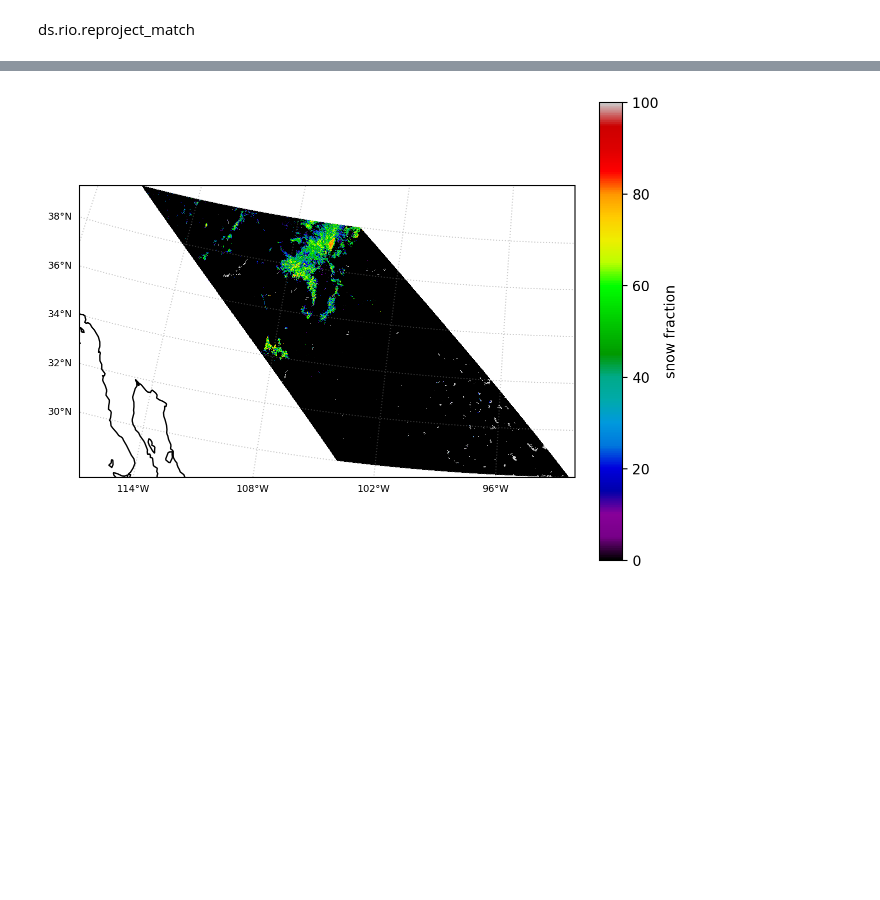
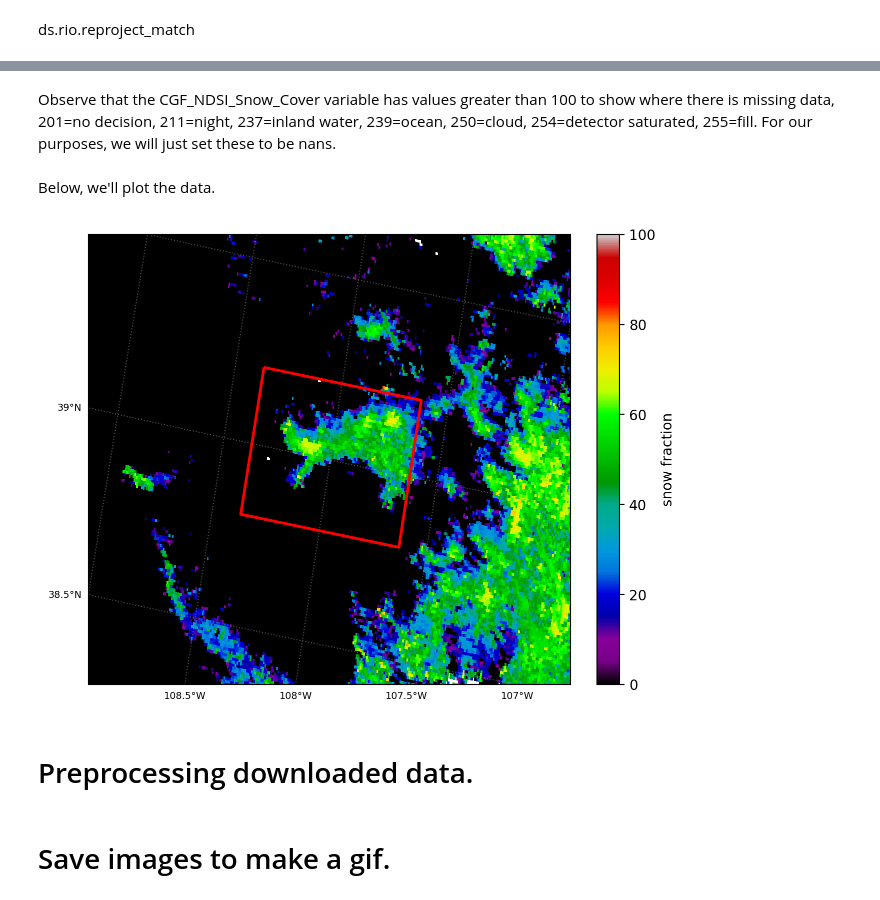
Before and after one commit to snowex-hackweek/snowmelt-timing-2024, a Jupyter notebook: contributors/lexi/modis.ipynb, the cells around one changed output, grey strips where cells are left out. Drawn from its saved outputs; the diff is of its cells as text; code cells hidden in the pictures; blank space fills up the shorter version.

```diff
--- a/contributors/lexi/modis.ipynb
+++ b/contributors/lexi/modis.ipynb
@@ -89,5 +94,6 @@ with open("./grand_mesa.geojson") as f:
     features = json.load(f)["features"]
 
 grandmesa = GeometryCollection([shape(feature["geometry"]).buffer(0) for feature in features])
-grandmesa
+grandmesa_gdf = read_file('grand_mesa.geojson')
+grandmesa_gdf.explore()
 # %% [output]
@@ -264,28 +251,45 @@ import numpy as np
+# %% [markdown]
+Observe that the CGF_NDSI_Snow_Cover variable has values greater than 100 to show where there is missing data, 201=no decision, 211=night, 237=inland water, 239=ocean, 250=cloud, 254=detector saturated, 255=fill. For our purposes, we will just set these to be nans.
+# %%
+# Set all nan type values to 0
+snow_cover_values = ds_reprojected['CGF_NDSI_Snow_Cover']
+values_to_nan = [200, 201, 211, 237, 239, 250, 254, 255]
+snow_cover_0_100 = snow_cover_values.where(~snow_cover_values.isin(values_to_nan), np.nan)
+
+# Add the new variable to the dataset
+ds_reprojected['snow_cover_0-100'] = snow_cover_0_100
+# %% [markdown]
+Below, we'll plot the data.
 # %%
 fig = plt.figure(layout = 'constrained')
-#map_extent = list(grandmesa.bounds)
+
+# Format the geoaxes
+map_extent = [-109, -107, 38.5, 39.5]
 proj = ccrs.Orthographic(-90, 30)
-
 ax = fig.add_subplot(1, 1, 1, projection=proj)
-#ax.set_extent(map_extent)#,crs=ccrs.PlateCarree())
-ax.add_feature(cfeature.COASTLINE, zorder= 10)
+ax.set_extent(map_extent)
 
 # Add gridlines
-gl = ax.gridlines(crs=ccrs.PlateCarree(), draw_labels=False,  color='gray', linestyle = ':', alpha=0.4)
-gl.xlocator = mticker.FixedLocator(np.linspace(-120, -90, 6))
-gl.ylocator = mticker.FixedLocator(np.linspace(30, 40, 6))
+gl = ax.gridlines(crs=ccrs.PlateCarree(), draw_labels=False,  color='gray', linestyle = ':', alpha=0.6)
+gl.xlocator = mticker.FixedLocator(np.linspace(-109, -107, 5))
+gl.ylocator = mticker.FixedLocator(np.linspace(38, 40, 5))
 gl.right_labels = False
 gl.top_labels = False
 gl.bottom_labels = True
 gl.left_labels = True
 gl.xlabel_style = {'size': 'x-small'}
 gl.ylabel_style = {'size': 'x-small'}
 
 # Plot the image data
-cm = plt.pcolormesh(ds_reprojected['x'], ds_reprojected['y'],
-                    ds_reprojected['CGF_NDSI_Snow_Cover'][0, :, :], cmap = 'nipy_spectral',
-                    vmin = 0, vmax = 100, transform = ccrs.PlateCarree())
+cm = plt.pcolormesh(ds_reprojected['x'], ds_reprojected['y'], ds_reprojected['snow_cover_0-100'][0, :, :],
+                    vmin = 0, vmax = 100, cmap = 'nipy_spectral', transform = ccrs.PlateCarree())
 plt.colorbar(cm, label = 'snow fraction')
+
+# Plot the grandmesa shapefile
+grandmesa_gdf.plot(ax=ax, edgecolor='red', lw = 2, facecolor='none', zorder = 12, transform = ccrs.PlateCarree())
+
 plt.show()
 # %% [output]
-[figure, old version]
+[figure, new version]
+# %% [markdown]
+# Preprocessing downloaded data.
@@ -291,0 +317,2 @@ plt.show()
+# %% [markdown]
+# Save images to make a gif.
```
Also changed, not shown: parts of 8 cells of this notebook.
